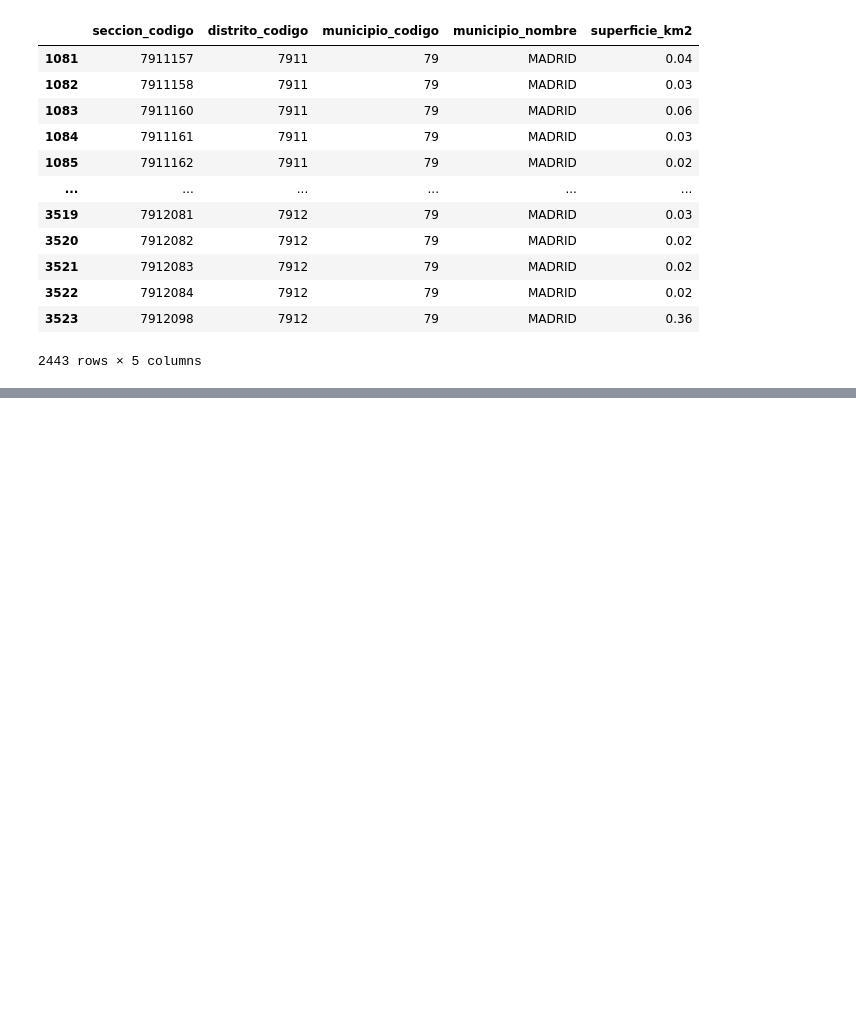
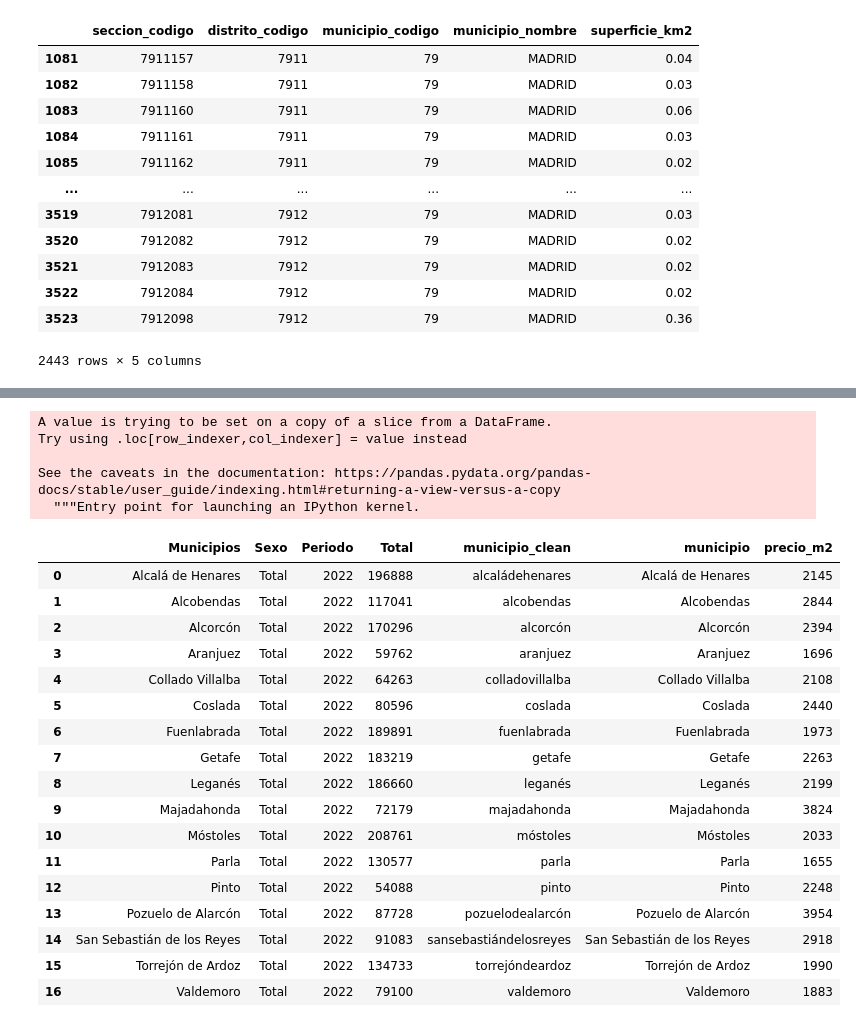
Before and after one commit to DaianaSaenz/EDA-CASAS-CONTENEDOR, a Jupyter notebook: src/main.ipynb, the cells around one changed output, grey strips where cells are left out. Cells and saved outputs as stored; diff of their text form; code cells hidden in the pictures; blank space fills up the shorter version.

Commit message:
añadido calculo precio por poblacion mas 5000

```diff
--- a/src/main.ipynb
+++ b/src/main.ipynb
@@ -286,3 +191,17 @@ precio_m2_suelo_madrid_menos_1000_5000hab = df[df['comunidad_autonoma'].str.cont
 print(precio_m2_suelo_madrid_menos_1000_5000hab)
 # %% [output]
 137.26
+# %%
+url_precio_suelo_municipios_madrid_mas_50000hab="https://www.fomento.gob.es/be2/sedal/36403000.XLS"
+response = getHttp(url_precio_suelo_municipios_madrid_mas_50000hab)
+
+with open('data/url_precio_suelo_municipios_madrid_mas_50000hab.xls', 'wb') as f:
+    f.write(response.content)
+
+df = pd.read_excel('data/url_precio_suelo_municipios_madrid_mas_50000hab.xls', skiprows=10)
+df.fillna(0)
+df.rename(columns={"Unnamed: 1": "comunidad_autonoma"}, inplace=True)
+df.dropna(subset=['comunidad_autonoma'], inplace=True)
+df = df.loc[:, ['comunidad_autonoma', 'Año 2022']]
+precio_m2_suelo_madrid_mas_50000hab = df[df['comunidad_autonoma'].str.contains('Madrid')]['Año 2022'].iloc[0]
+print(precio_m2_suelo_madrid_mas_50000hab)
@@ -392,3 +313,16 @@ df[df['municipio_nombre']=='MADRID']
 | 3522 | 7912084 | 7912 | 79 | MADRID | 0.02 |
 | 3523 | 7912098 | 7912 | 79 | MADRID | 0.36 |
 2443 rows × 5 columns
+# %%
+# Leer el archivo CSV y convertirlo en un DataFrame
+df = pd.read_csv('data/pob_madrid.csv',encoding='latin-1', sep=';')
+
+df.dropna(subset=['Total'], inplace=True)
+# Imprimir el DataFrame
+df["Total"] = df["Total"].str.replace(".", "").astype(int)
+
+
+df['Municipios'] = df['Municipios'].apply(lambda x: ' '.join(x.split()[1:]))
+df_filtrado_pob_municipios=  df.loc[(df['Periodo'] == 2022) & (df['Total'] > 50000) & (df['Sexo'] == 'Total') & (df['Municipios'] != 'Madrid')]
+df_filtrado_pob_municipios
+#solo te interesa
@@ -395,3 +404,41 @@ df[df['municipio_nombre']=='MADRID']
+# %%
+
+
+df_filtrado_pob_municipios['municipio_clean'] = df_filtrado_pob_municipios['Municipios'].str.lower().str.replace(' ', '')
+df_lista_municipios['municipio_clean'] = df_lista_municipios['municipio'].str.lower().str.replace(' ', '')
+
+merged_df = pd.merge(df_filtrado_pob_municipios, df_lista_municipios, left_on='municipio_clean', right_on='municipio_clean', how='inner')
+merged_df
+
+precio_medio_pob_mas50000hab = int(merged_df['precio_m2'].mean() )
+precio_medio_pob_mas50000hab
+
+
+#falta calcular diferencia de m2 cuadrado precio respecto a madrid ciudad, esa diferencia en porcentaje añadirla al precio suelo y ya tenemos estimacion
+# %% [output]
+A value is trying to be set on a copy of a slice from a DataFrame.
+Try using .loc[row_indexer,col_indexer] = value instead
+
+See the caveats in the documentation: https://pandas.pydata.org/pandas-docs/stable/user_guide/indexing.html#returning-a-view-versus-a-copy
+  """Entry point for launching an IPython kernel.
+|  | Municipios | Sexo | Periodo | Total | municipio_clean | municipio | precio_m2 |
+| 0 | Alcalá de Henares | Total | 2022 | 196888 | alcaládehenares | Alcalá de Henares | 2145 |
+| 1 | Alcobendas | Total | 2022 | 117041 | alcobendas | Alcobendas | 2844 |
+| 2 | Alcorcón | Total | 2022 | 170296 | alcorcón | Alcorcón | 2394 |
+| 3 | Aranjuez | Total | 2022 | 59762 | aranjuez | Aranjuez | 1696 |
+| 4 | Collado Villalba | Total | 2022 | 64263 | colladovillalba | Collado Villalba | 2108 |
+| 5 | Coslada | Total | 2022 | 80596 | coslada | Coslada | 2440 |
+| 6 | Fuenlabrada | Total | 2022 | 189891 | fuenlabrada | Fuenlabrada | 1973 |
+| 7 | Getafe | Total | 2022 | 183219 | getafe | Getafe | 2263 |
+| 8 | Leganés | Total | 2022 | 186660 | leganés | Leganés | 2199 |
+| 9 | Majadahonda | Total | 2022 | 72179 | majadahonda | Majadahonda | 3824 |
+| 10 | Móstoles | Total | 2022 | 208761 | móstoles | Móstoles | 2033 |
+| 11 | Parla | Total | 2022 | 130577 | parla | Parla | 1655 |
+| 12 | Pinto | Total | 2022 | 54088 | pinto | Pinto | 2248 |
+| 13 | Pozuelo de Alarcón | Total | 2022 | 87728 | pozuelodealarcón | Pozuelo de Alarcón | 3954 |
+| 14 | San Sebastián de los Reyes | Total | 2022 | 91083 | sansebastiándelosreyes | San Sebastián de los Reyes | 2918 |
+| 15 | Torrejón de Ardoz | Total | 2022 | 134733 | torrejóndeardoz | Torrejón de Ardoz | 1990 |
+| 16 | Valdemoro | Total | 2022 | 79100 | valdemoro | Valdemoro | 1883 |
 # %%
 ##  CONCLUSIONES
 # Costo casa contenedor + coste suelo calculo costo m2 en un territorio con menos de 1000 hab en Madrid
```
Also changed, not shown: parts of 8 cells of this notebook, 2 other files.
